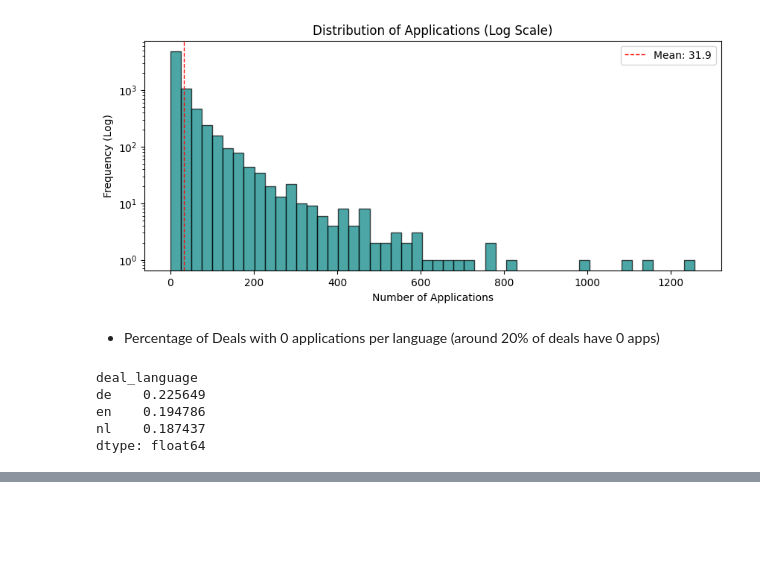
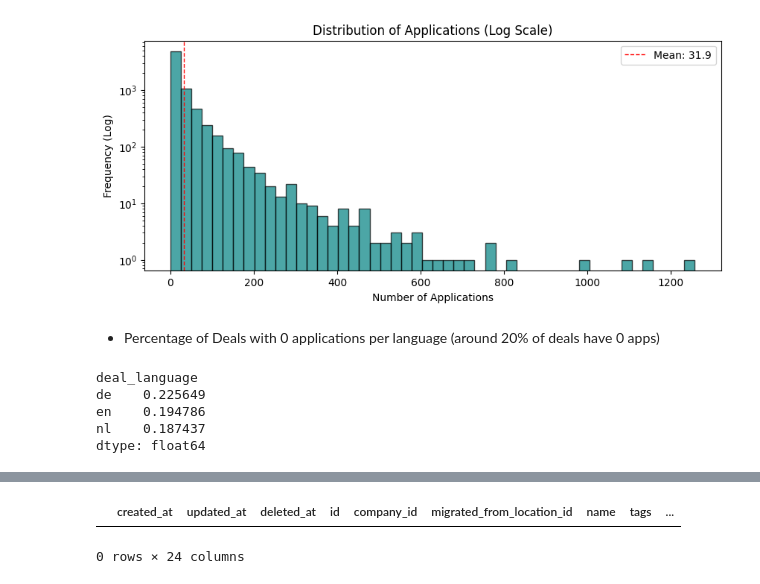
Before and after one commit to wouterbarter/AI_thesis_public, a Jupyter notebook: notebooks/deals_analysis.ipynb, the cells around one changed output, grey strips where cells are left out. Drawn from its saved outputs; the diff is of its cells as text; code cells hidden in the pictures; blank space fills up the shorter version.

```diff
--- a/notebooks/deals_analysis.ipynb
+++ b/notebooks/deals_analysis.ipynb
@@ -309,0 +385,20 @@ dtype: float64
+# %%
+def extract_city(row):
+    address = str(row['address'])
+    postcode = str(row['postal_code'])
+
+    # Split the address by comma
+    parts = address.split(',')
+
+    # Find the segment that contains the postcode
+    for part in parts:
+        if postcode in part:
+            # Remove the postcode from that segment and strip whitespace
+            clean_city = part.replace(postcode, '').strip()
+            return clean_city
+
+    # Fallback if postcode isn't found in any segment
+    return None
+
+# Apply only to the masked rows
+df_comploc.loc[:,'city'] = df_comploc.apply(extract_city, axis=1)
@@ -309,0 +424,8 @@ dtype: float64
+# %%
+df_comploc.loc[:,'town_slug_new'] = (
+    df_comploc.loc[:,'address']
+    .str.split(',')
+    .str[-2]
+    .str.rsplit(n=1)
+    .str[-1]
+)
@@ -309,0 +448,17 @@ dtype: float64
+# %%
+# 1. Create the mask for the relevant rows
+mask = df_comploc['town_slug'] == 'noord-holland'
+
+# 2. Use .loc to target those rows and update the 'town_slug' column
+df_comploc.loc[mask, 'town_slug'] = (
+    df_comploc.loc[mask, 'address']
+    .str.split(',')
+    .str[-2]
+    .str.rsplit(n=1)
+    .str[-1]
+)
+# %%
+df_comploc[df_comploc['town_slug'].isna()]
+# %% [output]
+|  | created_at | updated_at | deleted_at | id | company_id | migrated_from_location_id | name | tags | ... |
+0 rows × 24 columns
```
Also changed, not shown: parts of 23 cells of this notebook, 4 other files.
